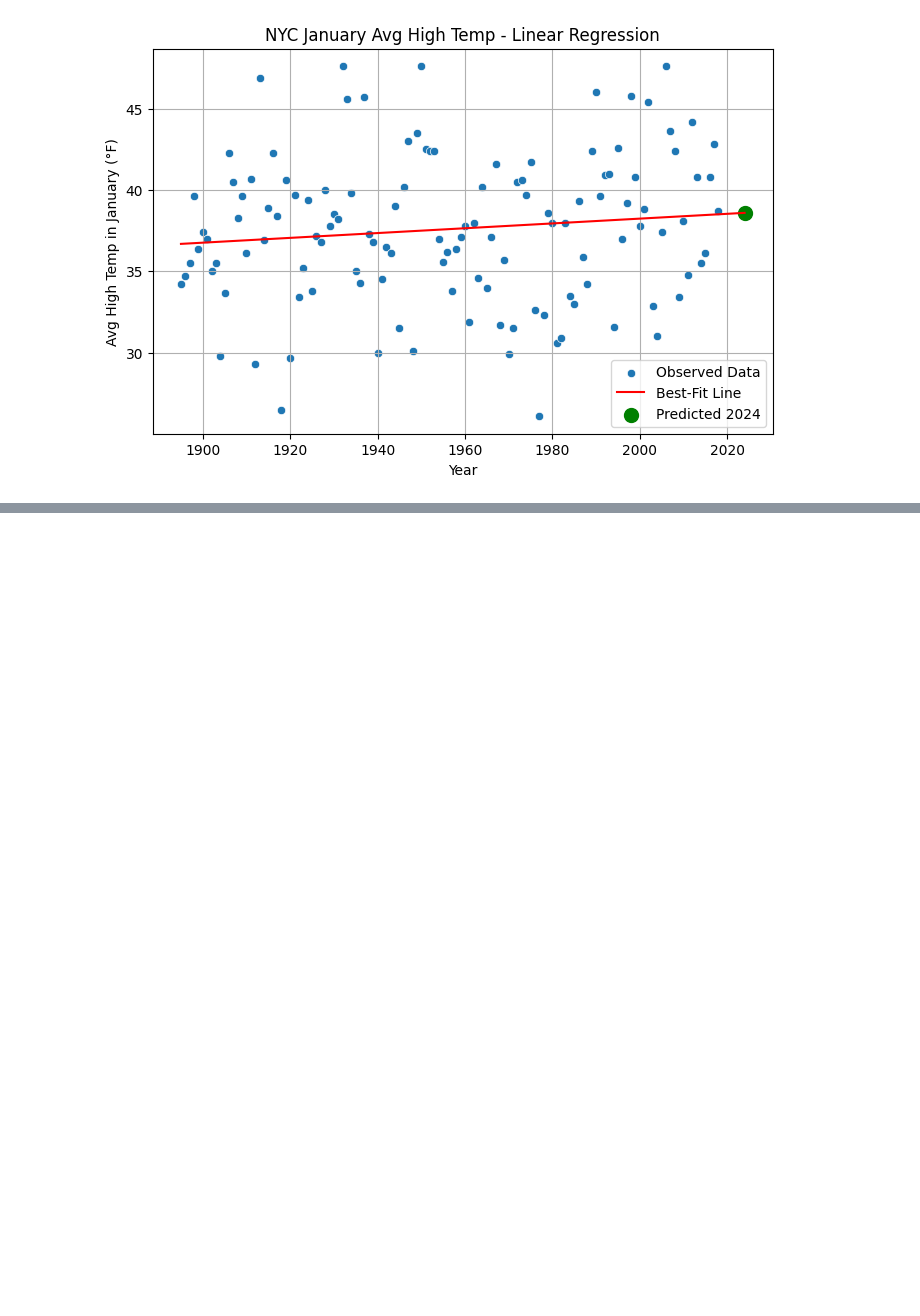
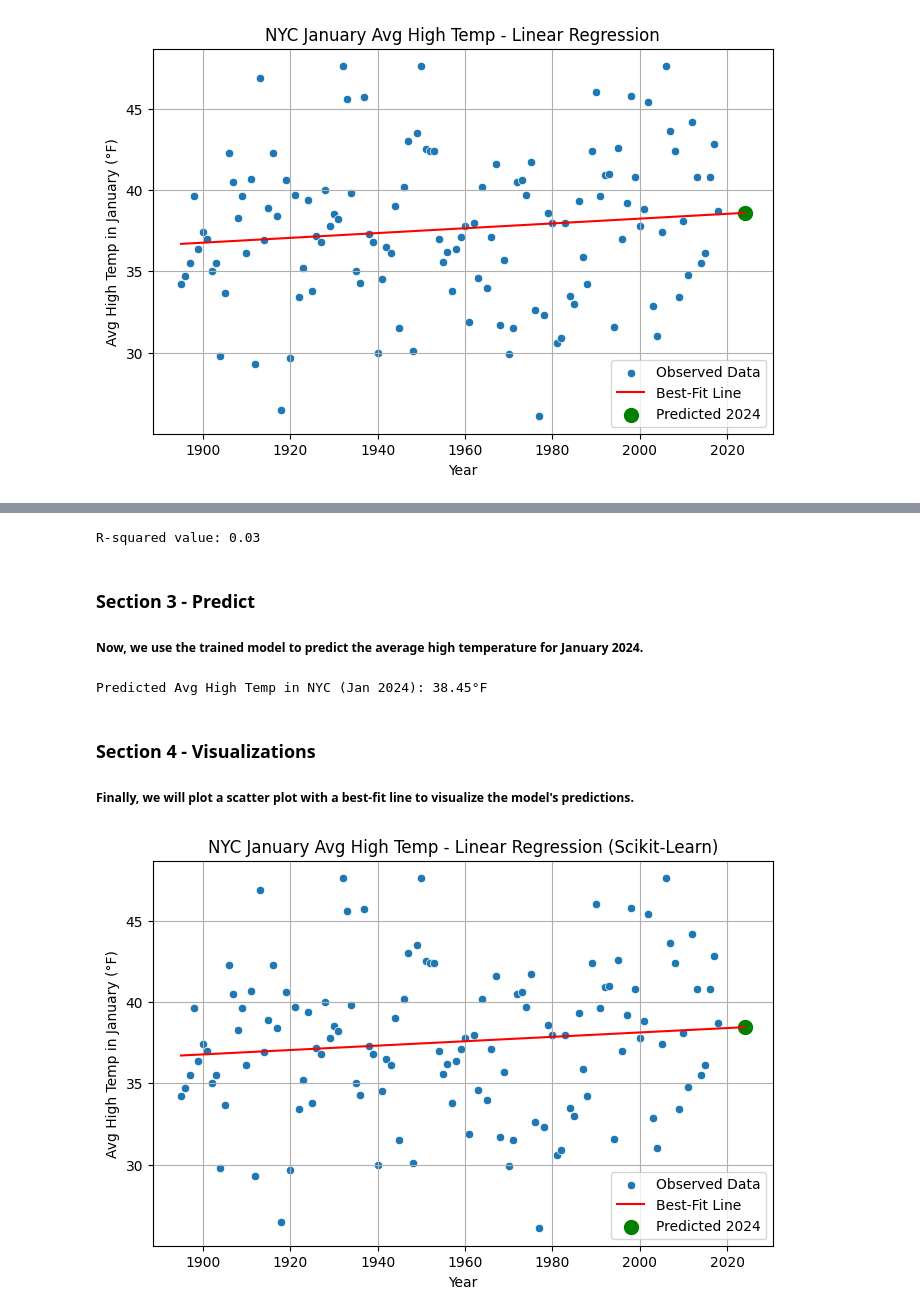
Before and after one commit to Data-Git-Hub/datafun-07-ml, a Jupyter notebook: Data-Git-Hub.ipynb, the cells around one changed output, grey strips where cells are left out. Saved outputs shown, nothing was run; the diff lists cells and outputs as text; code cells hidden in the pictures; blank space fills up the shorter version.

Commit message:
V 2.3 - Section 3 & 4 complete

```diff
--- a/Data-Git-Hub.ipynb
+++ b/Data-Git-Hub.ipynb
@@ -238,0 +299,52 @@ plt.show()
+# %%
+# Predict on the test set
+y_pred = model.predict(X_test)
+
+# Calculate R-squared value (model performance)
+r_squared = model.score(X_test, y_test)
+print(f"R-squared value: {r_squared:.2f}")
+# %% [output]
+R-squared value: 0.03
+# %% [markdown]
+### Section 3 - Predict
+
+##### Now, we use the trained model to predict the average high temperature for January 2024.
+# %%
+# Create a DataFrame with the correct column name
+year_2024 = pd.DataFrame([[2024]], columns=['Year'])
+
+# Predict temperature for 2024
+predicted_temp_2024 = model.predict(year_2024)[0]
+
+# Display the prediction
+print(f"Predicted Avg High Temp in NYC (Jan 2024): {predicted_temp_2024:.2f}°F")
+# %% [output]
+Predicted Avg High Temp in NYC (Jan 2024): 38.45°F
+# %% [markdown]
+### Section 4 - Visualizations
+
+##### Finally, we will plot a scatter plot with a best-fit line to visualize the model's predictions.
+# %%
+# Plot observed data
+plt.figure(figsize=(8, 5))
+sns.scatterplot(x=df['Year'], y=df['Temperature'], label='Observed Data')
+
+# Plot regression line
+years_future = list(range(df['Year'].min(), 2025))  # Extend to 2024
+predicted_temps = model.predict(pd.DataFrame(years_future, columns=['Year']))
+sns.lineplot(x=years_future, y=predicted_temps, color='red', label='Best-Fit Line')
+
+# Highlight prediction for 2024
+plt.scatter(2024, predicted_temp_2024, color='green', marker='o', s=100, label='Predicted 2024')
+
+# Labels and title
+plt.xlabel('Year')
+plt.ylabel('Avg High Temp in January (°F)')
+plt.title('NYC January Avg High Temp - Linear Regression (Scikit-Learn)')
+plt.legend()
+plt.grid()
+
+# Show plot
+plt.show()
+# %% [output]
+[figure, added]
```
Also changed, not shown: parts of 9 cells of this notebook.
